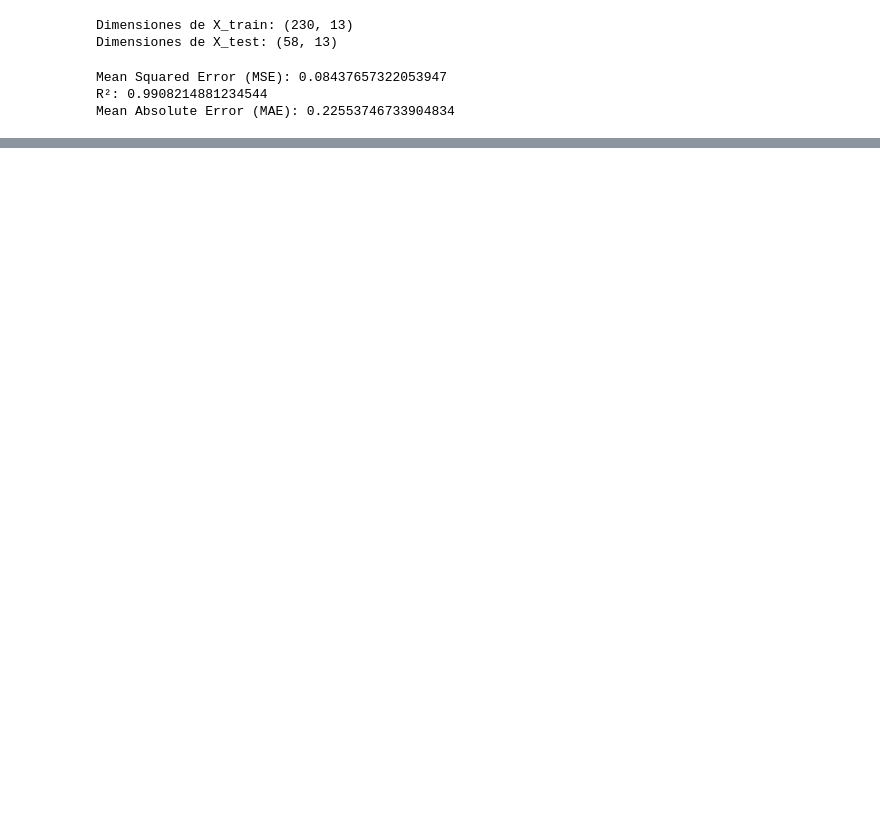
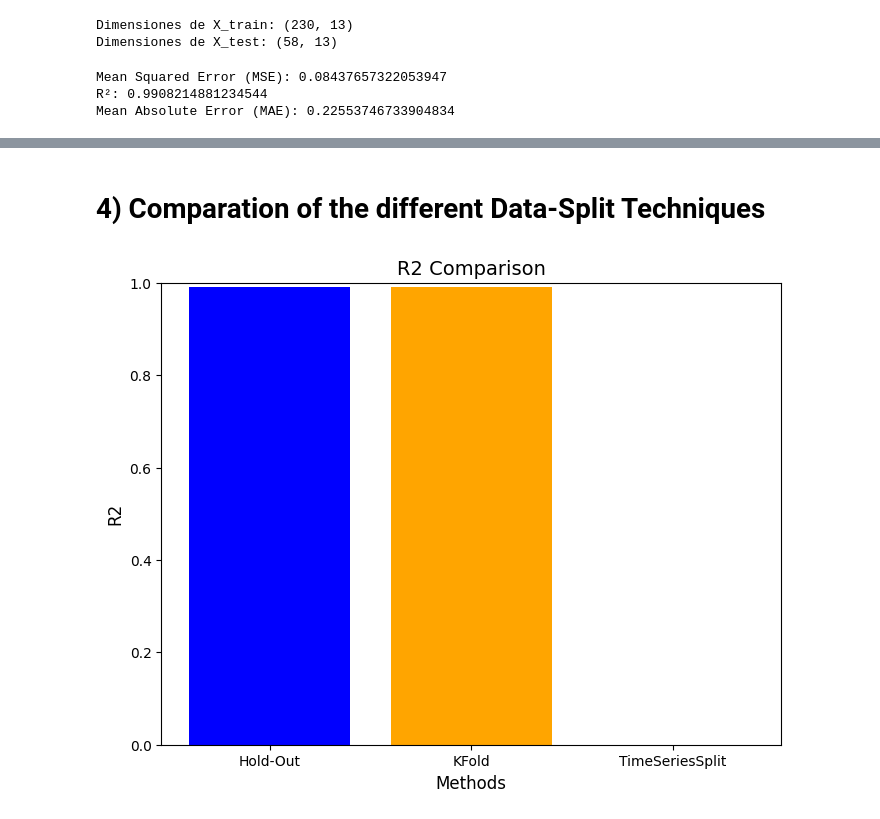
Before and after one commit to JuanRoVaz18/Eclipse, a Jupyter notebook: act3_2p_si_split_2_25_gonzalez.ipynb, the cells around one changed output, grey strips where cells are left out. Saved outputs shown, nothing was run; the diff lists cells and outputs as text; code cells hidden in the pictures; blank space fills up the shorter version.

Commit message:
Models created.

```diff
--- a/act3_2p_si_split_2_25_gonzalez.ipynb
+++ b/act3_2p_si_split_2_25_gonzalez.ipynb
@@ -160,0 +185,7 @@ Mean Absolute Error (MAE): 0.22553746733904834
+# %%
+ts_results_df = pd.DataFrame(ts_results, columns=['R2', 'MSE', 'MAE'])
+print("\n Model - TimeSeriesSplit")
+display(ts_results_df)
+
+ts_summary = ts_results_df.mean()
+display(ts_summary)
@@ -160,0 +230,9 @@ Mean Absolute Error (MAE): 0.22553746733904834
+# %%
+kf_results_df = pd.DataFrame(kf_results, columns=['R2', 'MSE', 'MAE'])
+
+print("Model - KFold")
+display(kf_results_df)
+
+kf_summary = kf_results_df.mean()
+print(f"Avg (KFold):")
+display(kf_summary)
@@ -160,0 +253,22 @@ Mean Absolute Error (MAE): 0.22553746733904834
+# %% [markdown]
+# 4) Comparation of the different Data-Split Techniques
+# %%
+r2_holdout = r2
+r2_kfold = kf_results_df['R2'].mean()
+r2_timeseries = ts_results_df['R2'].mean()
+
+methods = ['Hold-Out', 'KFold', 'TimeSeriesSplit']
+r2_scores = [r2_holdout, r2_kfold, r2_timeseries]
+
+plt.figure(figsize=(8, 6))
+plt.bar(methods, r2_scores, color=['blue', 'orange', 'green'])
+
+
+plt.title('R2 Comparison', fontsize=14)
+plt.xlabel('Methods', fontsize=12)
+plt.ylabel('R2', fontsize=12)
+plt.ylim([0, 1])
+
+plt.show()
+# %% [output]
+[figure, added]
```
Also changed, not shown: parts of 11 cells of this notebook.
